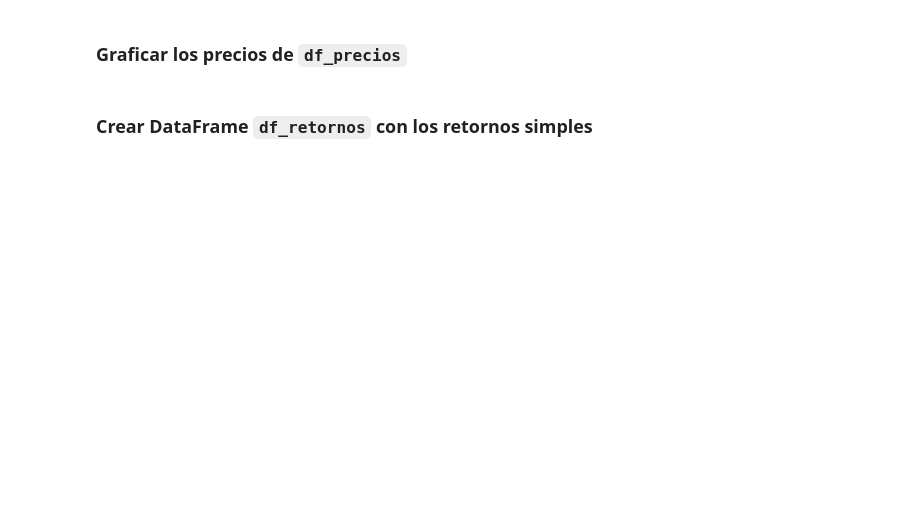
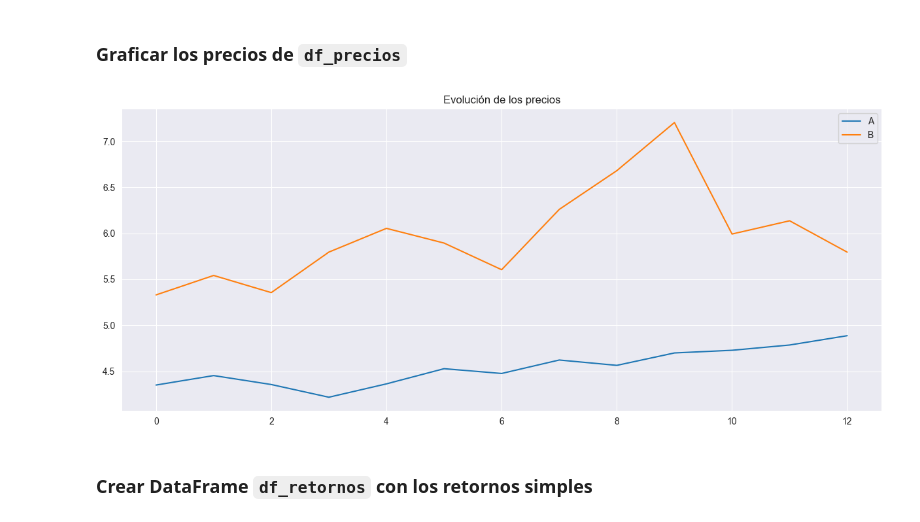
Before and after one commit to carlosdeoncedos/CienciaDatosFinanzas2024_11, a Jupyter notebook: Sesion9.ipynb, the cells around one changed output. Drawn from its saved outputs; the diff is of its cells as text; code cells hidden in the pictures; blank space fills up the shorter version.

```diff
--- a/Sesion9.ipynb
+++ b/Sesion9.ipynb
@@ -520,3 +612,9 @@ activo_b = [
 ]
 # %% [markdown]
 ### Crear DataFrame `df_precios`
+# %%
+df_precios = pd.DataFrame({
+    'A': activo_a,
+    'B': activo_b
+}
+)
@@ -523,4 +638,8 @@ activo_b = [
 # %% [markdown]
 ### Graficar los precios de `df_precios`
+# %%
+df_precios.plot(figsize=(15, 6), title='Evolución de los precios');
+# %% [output]
+[figure, added]
 # %% [markdown]
 ### Crear DataFrame `df_retornos` con los retornos simples
```
Also changed, not shown: parts of 19 cells of this notebook.
